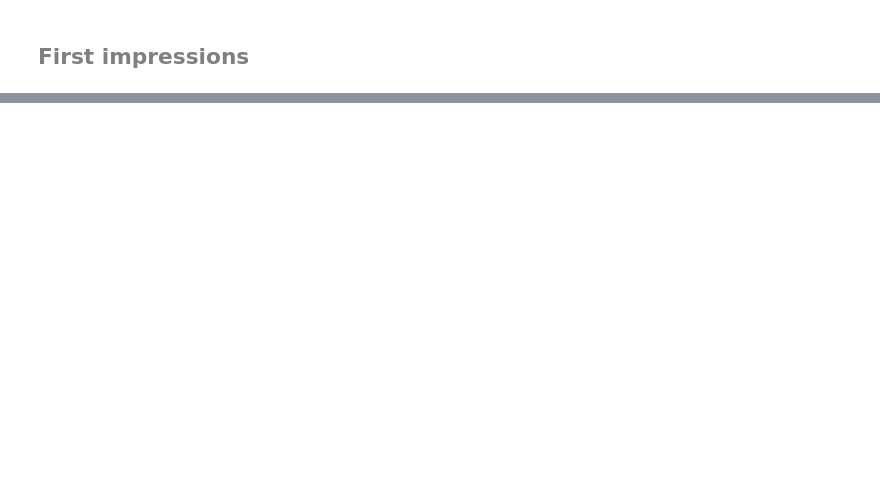
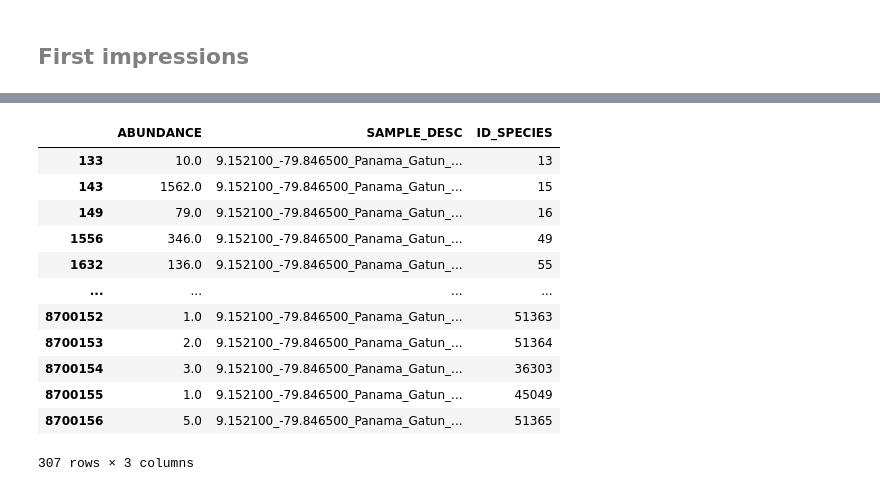
Before and after one commit to SchmidtDSE/dse-love-letters, a Jupyter notebook: biotime/biotime.ipynb, the cells around one changed output, grey strips where cells are left out. Drawn from its saved outputs; the diff is of its cells as text; code cells hidden in the pictures; blank space fills up the shorter version.

```diff
--- a/biotime/biotime.ipynb
+++ b/biotime/biotime.ipynb
@@ -42,0 +98,10 @@ Full citation for the data we are exploring:
+# %%
+# load all the db tables separately
+table_names = ['abundance', 'allrawdata', 'biomass', 'citation1', 'contacts', 'curation',
+               'datasets', 'methods', 'sample', 'site', 'species']
+dfs = dict.fromkeys(table_names)
+
+conn = sqlite3.connect("data/biotime.db")
+for table in table_names:
+    query = f"SELECT * FROM {table};"
+    dfs[table] = pd.read_sql_query(query, conn)
@@ -42,0 +138,16 @@ Full citation for the data we are exploring:
+# %%
+dfs['allrawdata'].loc[(dfs['allrawdata']['STUDY_ID']==60) & (dfs['allrawdata']['YEAR']==1982)][['ABUNDANCE', 'SAMPLE_DESC', 'ID_SPECIES']]
+# %% [output]
+|  | ABUNDANCE | SAMPLE_DESC | ID_SPECIES |
+| 133 | 10.0 | 9.152100_-79.846500_Panama_Gatun_... | 13 |
+| 143 | 1562.0 | 9.152100_-79.846500_Panama_Gatun_... | 15 |
+| 149 | 79.0 | 9.152100_-79.846500_Panama_Gatun_... | 16 |
+| 1556 | 346.0 | 9.152100_-79.846500_Panama_Gatun_... | 49 |
+| 1632 | 136.0 | 9.152100_-79.846500_Panama_Gatun_... | 55 |
+| ... | ... | ... | ... |
+| 8700152 | 1.0 | 9.152100_-79.846500_Panama_Gatun_... | 51363 |
+| 8700153 | 2.0 | 9.152100_-79.846500_Panama_Gatun_... | 51364 |
+| 8700154 | 3.0 | 9.152100_-79.846500_Panama_Gatun_... | 36303 |
+| 8700155 | 1.0 | 9.152100_-79.846500_Panama_Gatun_... | 45049 |
+| 8700156 | 5.0 | 9.152100_-79.846500_Panama_Gatun_... | 51365 |
+307 rows × 3 columns
```
Also changed, not shown: parts of 17 cells of this notebook, 1 other file.
